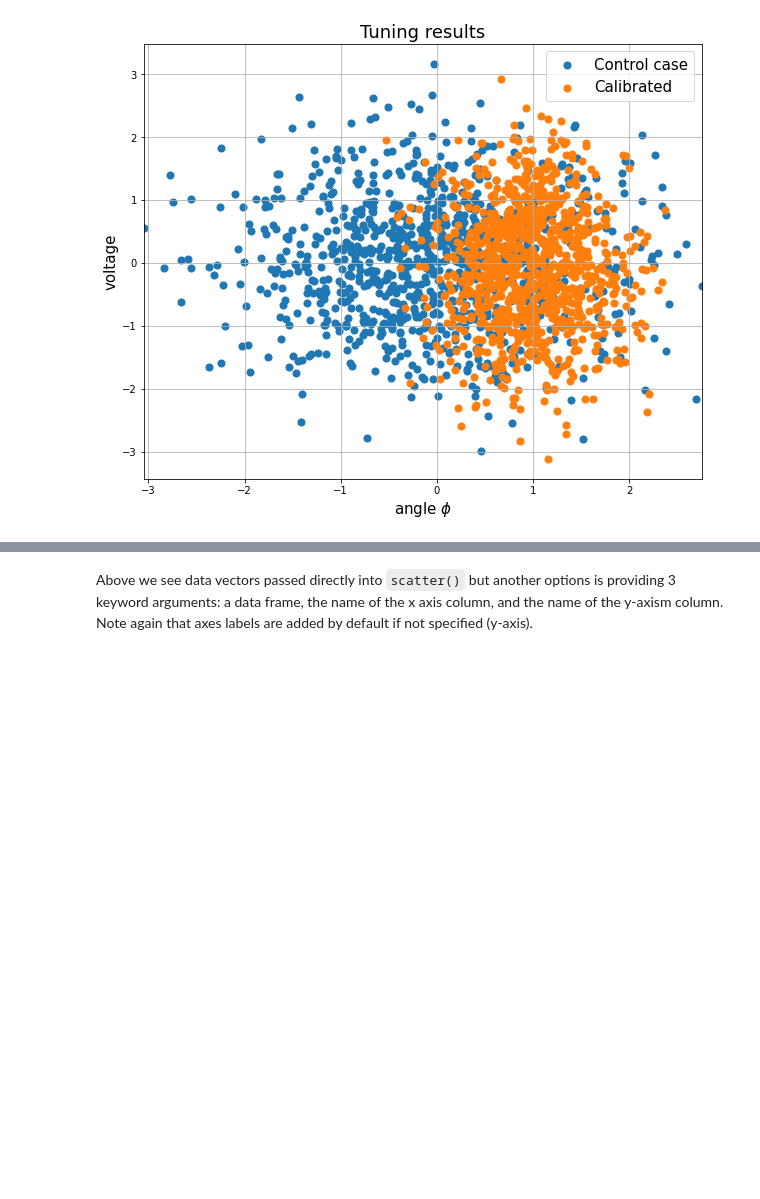
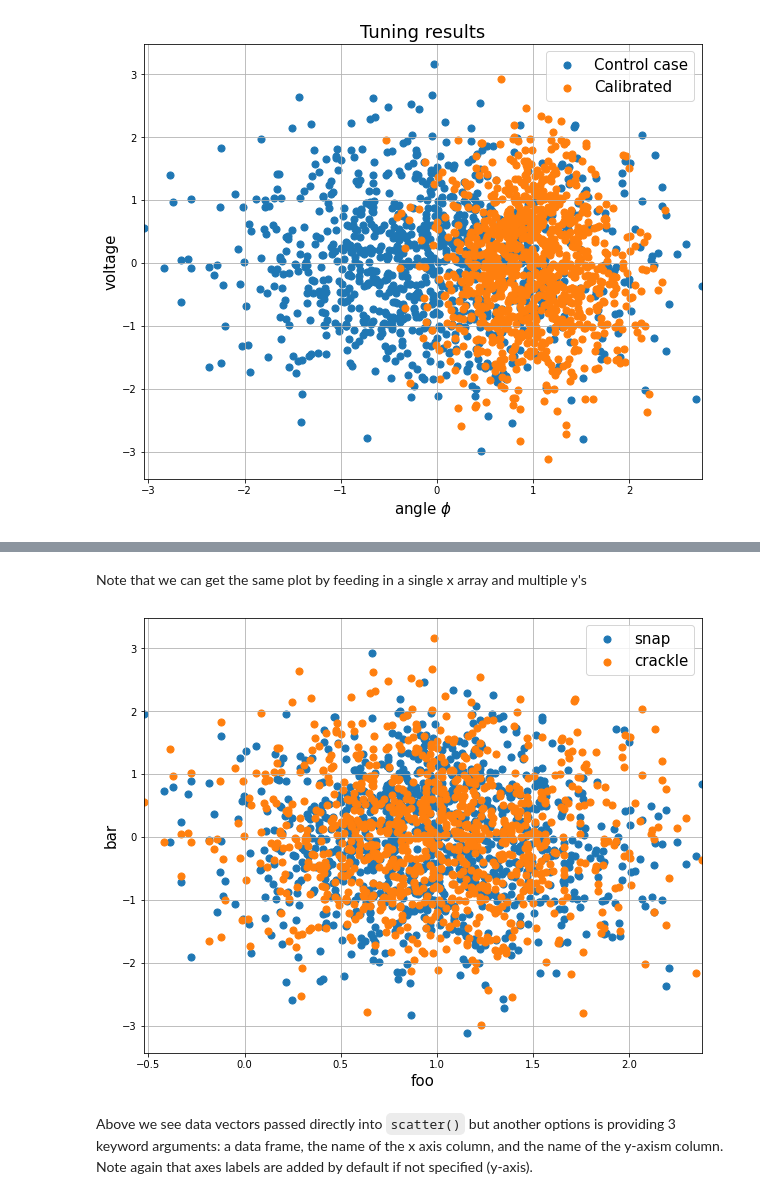
Before and after one commit to Mitchellpkt/python-isthmuslib, a Jupyter notebook: demo.ipynb, the cells around one changed output, grey strips where cells are left out. Cells and saved outputs as stored; diff of their text form; code cells hidden in the pictures; blank space fills up the shorter version.

```diff
--- a/demo.ipynb
+++ b/demo.ipynb
@@ -90,3 +84,9 @@ isli.scatter(data_2, [data_4, data_3], xlabel='foo', ylabel='bar', style=style,
+# %% [markdown]
+Note that we can get the same plot by feeding in a single x array and multiple y's
+# %%
+isli.scatter(data_2, [data_4, data_3], xlabel='foo', ylabel='bar', legend_strings=['snap','crackle']);
+# %% [output]
+[figure, added]
 # %% [markdown]
 Above we see data vectors passed directly into `scatter()` but another options is providing 3 keyword arguments: a data frame, the name of the x axis column, and the name of the y-axism column. Note again that axes labels are added by default if not specified (y-axis).
 # %%
```
Also changed, not shown: parts of 8 cells of this notebook, 1 other file.
